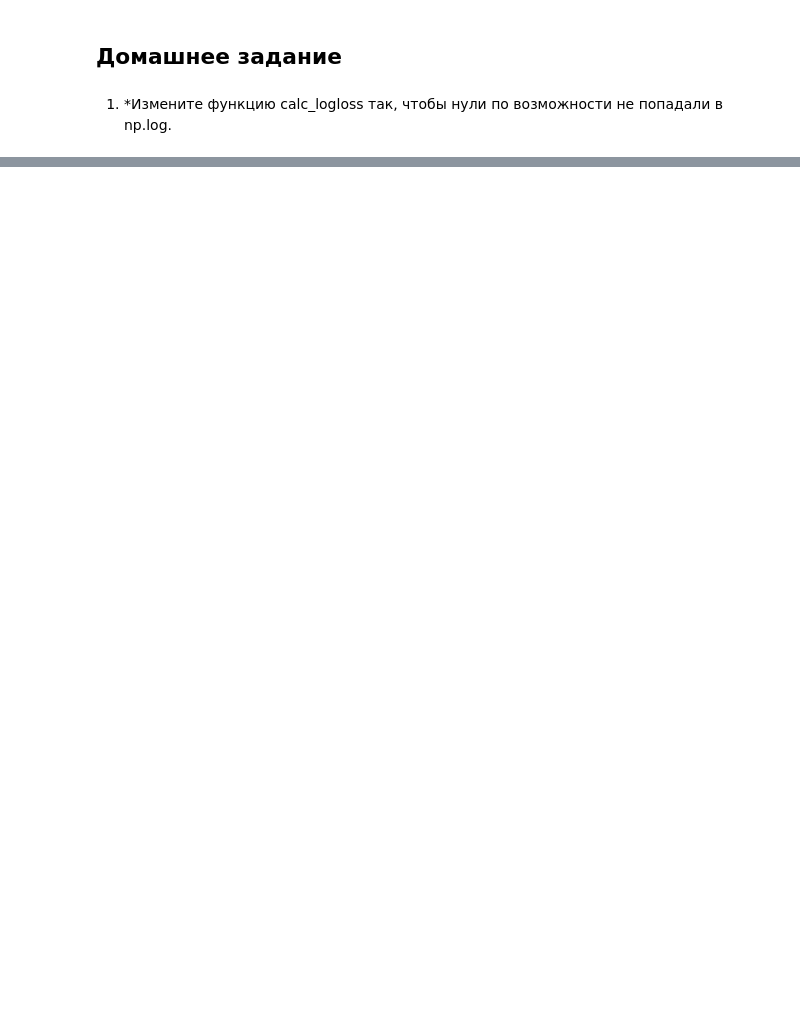
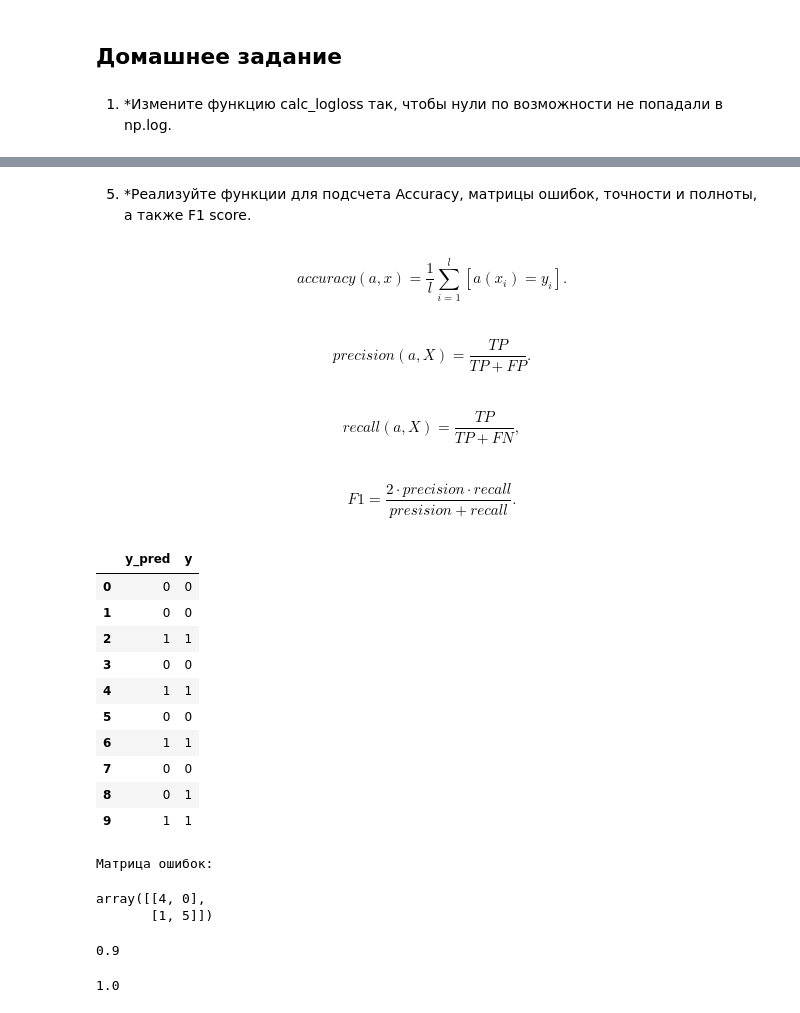
Before and after one commit to magadmmmv/-DataAnalysis, a Jupyter notebook: Lesson 3/Data_analysis_Lesson_3.ipynb, the cells around one changed output, grey strips where cells are left out. Saved outputs shown, nothing was run; the diff lists cells and outputs as text; code cells hidden in the pictures; blank space fills up the shorter version.

```diff
--- a/Lesson 3/Data_analysis_Lesson_3.ipynb
+++ b/Lesson 3/Data_analysis_Lesson_3.ipynb
@@ -137,0 +305,37 @@ calc_logloss(y1, y_pred1)
+# %% [markdown]
+5. *Реализуйте функции для подсчета Accuracy, матрицы ошибок, точности и полноты, а также F1 score.
+# %% [markdown]
+$$accuracy(a,x) = \frac{1}{l} \sum^{l}_{i=1}[a(x_{i})=y_{i}].$$
+# %% [markdown]
+$$precision(a, X) = \frac{TP}{TP+FP}.$$
+# %% [markdown]
+$$recall(a, X) = \frac{TP}{TP+FN},$$
+# %% [markdown]
+$$F1 = \frac{2 \cdot precision \cdot recall }{ presision + recall}.$$
+# %%
+pd.DataFrame({'y_pred': y_pred.astype('int'), 'y': y.astype('int')})
+# %% [output]
+|  | y_pred | y |
+| 0 | 0 | 0 |
+| 1 | 0 | 0 |
+| 2 | 1 | 1 |
+| 3 | 0 | 0 |
+| 4 | 1 | 1 |
+| 5 | 0 | 0 |
+| 6 | 1 | 1 |
+| 7 | 0 | 0 |
+| 8 | 0 | 1 |
+| 9 | 1 | 1 |
+# %%
+TP = len(y_pred[(y_pred == 1)&(y_pred == y)])
+FP = len(y_pred[(y_pred == 1)&(y_pred != y)])
+FN = len(y_pred[(y_pred == 0)&(y_pred != y)])
+TN = len(y_pred[(y_pred == 0)&(y_pred == y)])
+
+print('Матрица ошибок:')
+np.array([[TP, FP],
+          [FN, TN]])
+# %% [output]
+Матрица ошибок:
+array([[4, 0],
+       [1, 5]])
@@ -137,0 +348,4 @@ calc_logloss(y1, y_pred1)
+# %%
+accuracy(W, X_st, y)
+# %% [output]
+0.9
@@ -137,0 +360,4 @@ calc_logloss(y1, y_pred1)
+# %%
+precision(W, X_st, y)
+# %% [output]
+1.0
```
Also changed, not shown: parts of 34 cells of this notebook.
